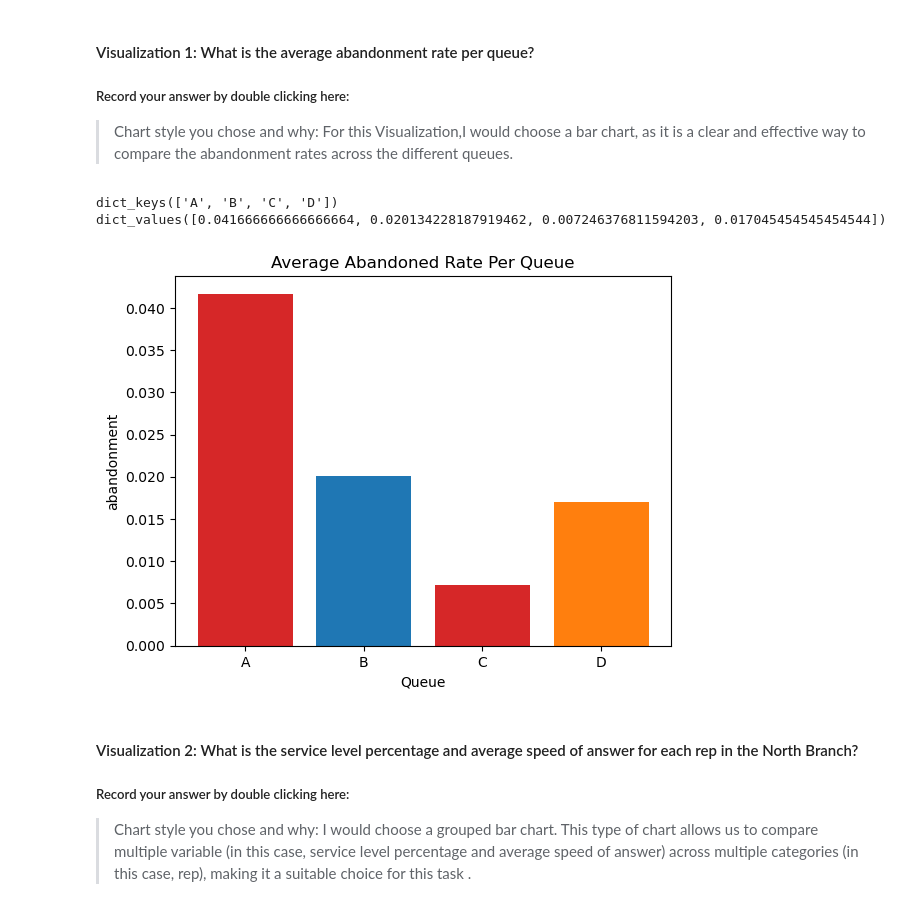
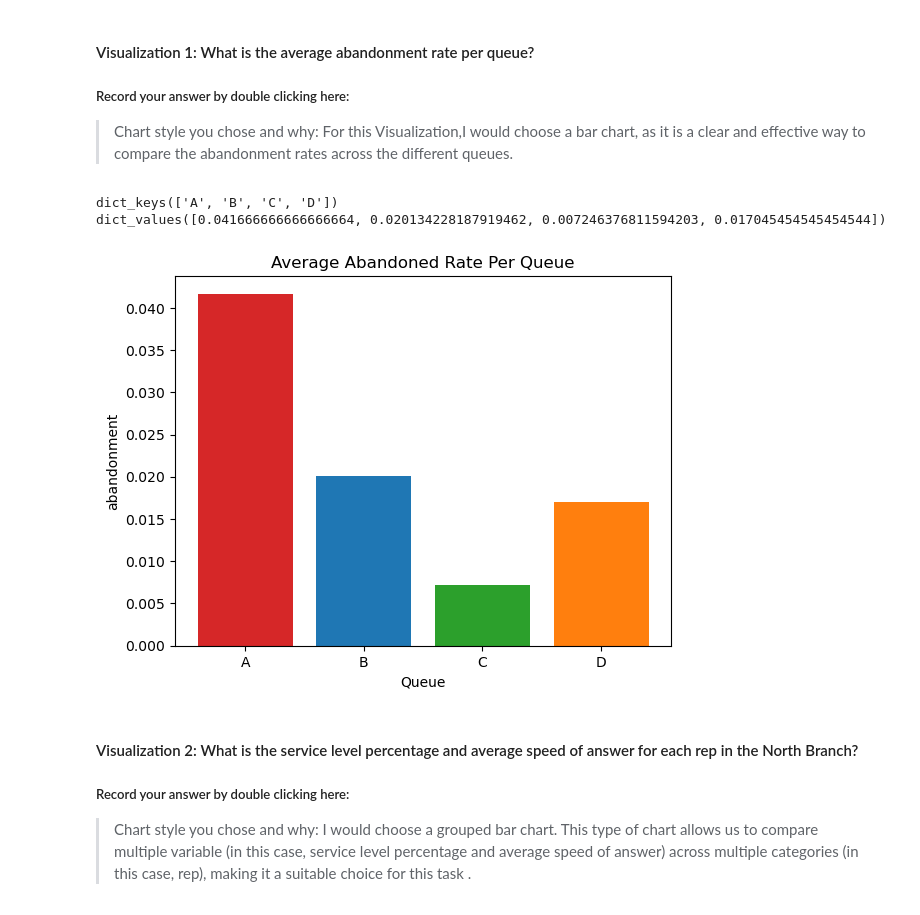
Before and after one commit to subhashinifnu/call-center-cleanup-assignment, a Jupyter notebook: Call_Center_Cleanup-Copy1.ipynb, the cells around one changed output. Saved outputs shown, nothing was run; the diff lists cells and outputs as text; code cells hidden in the pictures.

```diff
--- a/Call_Center_Cleanup-Copy1.ipynb
+++ b/Call_Center_Cleanup-Copy1.ipynb
@@ -541,35 +542,35 @@ Create a visualization for each of the following questions. Some of the code to
 
 # The dictionary abandonment_rates has the data you need.
 abandonment_rates = {}
 queues = ["A", "B", "C", "D"]
 queue_dict = df.groupby("Queue").agg("sum")
 for i in range(4):
     abandonment_rates[queues[i]] = queue_dict["Abandoned"][i] / queue_dict["Calls"][i]
 
 #Your Code Here:
 import matplotlib.pyplot as plt
 
 #import numpy as np
 
 fig, ax = plt.subplots()
 
 queue = abandonment_rates.keys()
 abandoned = abandonment_rates.values()
 print(queue)
 print(abandoned)
 
-bar_colors = ['tab:red', 'tab:blue', 'tab:red', 'tab:orange']
+bar_colors = ['tab:red', 'tab:blue', 'tab:green', 'tab:orange']
 
 bar_labels = ['Abandoned', 'Queue']
 ax.bar(queue, abandoned, label=bar_labels, color=bar_colors)
 ax.set_ylabel('abandonment')
 ax.set_xlabel('Queue')
 ax.set_title('Average Abandoned Rate Per Queue', color = 'black', fontsize = 12)
 plt.show()
 # %% [output]
 dict_keys(['A', 'B', 'C', 'D'])
 dict_values([0.041666666666666664, 0.020134228187919462, 0.007246376811594203, 0.017045454545454544])
-[figure, old version]
+[figure, new version]
 # %% [markdown]
 #### Visualization 2: What is the service level percentage and average speed of answer for each rep in the North Branch?
 ##### Record your answer by double clicking here:
```
Also changed, not shown: parts of 6 cells of this notebook.
